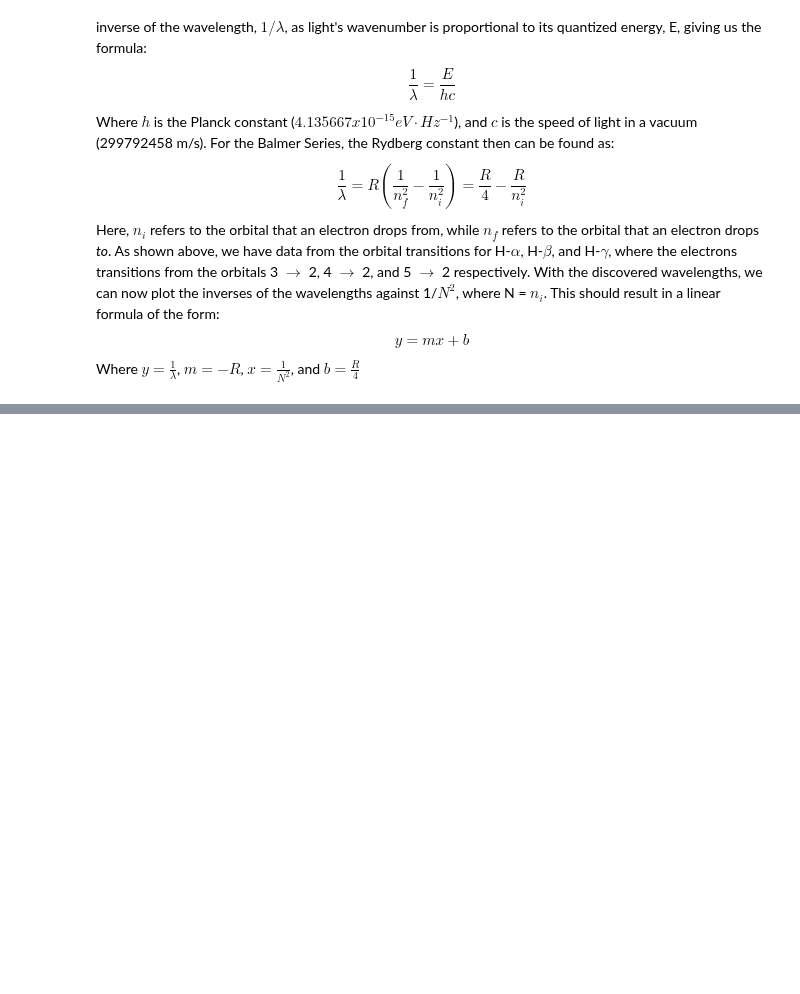
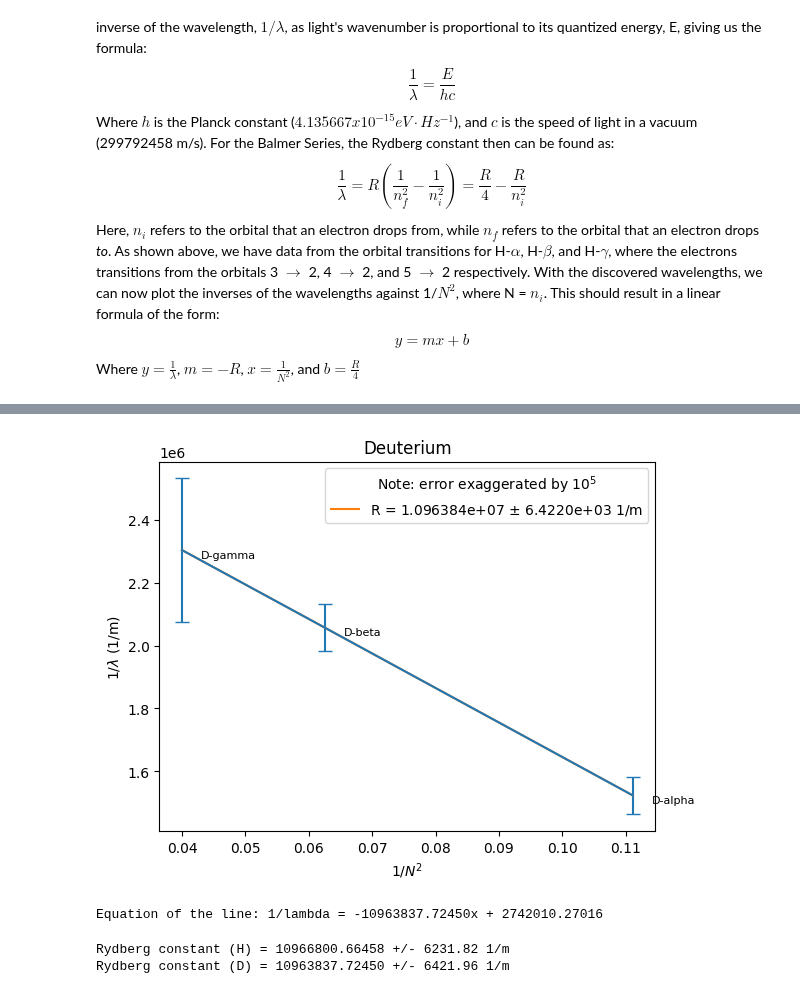
Before and after one commit to maraMaraschino/Adv-Lab, a Jupyter notebook: H2D2 Spectroscopy/H2D2 Notebook.ipynb, the cells around one changed output, grey strips where cells are left out. Cells and saved outputs as stored; diff of their text form; code cells hidden in the pictures; blank space fills up the shorter version.

```diff
--- a/H2D2 Spectroscopy/H2D2 Notebook.ipynb
+++ b/H2D2 Spectroscopy/H2D2 Notebook.ipynb
@@ -410,0 +420,50 @@ Slope uncertainty: 6.23182e+02
+# %%
+# Setting deuterium plot
+# convert nm to m - Rydberg units of 1/m
+de_alpha_vac_m = de_alpha_vac*1e-9
+de_alpha_sigma_mean_m = de_alpha_sigma_mean*1e-9
+de_alpha_mean_m = de_alpha_mean*1e-9
+
+de_beta_vac_m = de_beta_vac*1e-9
+de_beta_sigma_mean_m = de_beta_sigma_mean*1e-9
+de_beta_mean_m = de_beta_mean*1e-9
+
+de_gamma_vac_m = de_gamma_vac*1e-9
+de_gamma_sigma_mean_m = de_gamma_sigma_mean*1e-9
+de_gamma_mean_m = de_gamma_mean*1e-9
+
+y_de_vector = [1/de_alpha_vac_m, 1/de_beta_vac_m, 1/de_gamma_vac_m]
+x_de_vector = [1/9, 1/16, 1/25] # 1/N^2
+
+de_y_uncertainty_vector = np.array([de_alpha_sigma_mean_m/(de_alpha_mean_m**2),
+                                    de_beta_sigma_mean_m/(de_beta_mean_m**2),
+                                    de_gamma_sigma_mean_m/(de_gamma_mean_m**2)])
+de_labels = ['D-alpha', 'D-beta', 'D-gamma']
+for x, y, label in zip(x_de_vector, y_de_vector, de_labels):
+    plt.text(x+0.003, y+0.00001, label, fontsize=8, ha='left', va='top')
+
+d_slope, intercept, r_value, p_value, d_std_err = linregress(x_de_vector, y_de_vector)
+
+# Generate fitted line points
+x_fit = np.linspace(min(x_de_vector), max(x_de_vector), 100)
+y_fit = linear_function(x_fit, d_slope, intercept)
+
+plt.errorbar(x_de_vector, y_de_vector, yerr=de_y_uncertainty_vector*1e5, fmt='-', capsize=5)
+plt.plot(x_de_vector, y_de_vector, label=f"R = {-d_slope:.6e} $\pm$ {d_std_err:.4e} 1/m")
+plt.title(f'Deuterium')
+plt.ylabel(f'1/$\lambda$ (1/m)')
+plt.xlabel(f'1/$N^2$')
+plt.legend(title="Note: error exaggerated by $10^5$")
+plt.savefig('d series rydberg.png')
+plt.show()
+
+print(f"Equation of the line: 1/lambda = {d_slope:.5f}x + {intercept:.5f}")
+# %% [output]
+[figure, added]
+Equation of the line: 1/lambda = -10963837.72450x + 2742010.27016
+# %%
+print(f'Rydberg constant (H) = {-h_slope:.5f} +/- {h_std_err:.2f} 1/m')
+print(f'Rydberg constant (D) = {-d_slope:.5f} +/- {d_std_err:.2f} 1/m')
+# %% [output]
+Rydberg constant (H) = 10966800.66458 +/- 6231.82 1/m
+Rydberg constant (D) = 10963837.72450 +/- 6421.96 1/m
```
Also changed, not shown: parts of 8 cells of this notebook.
